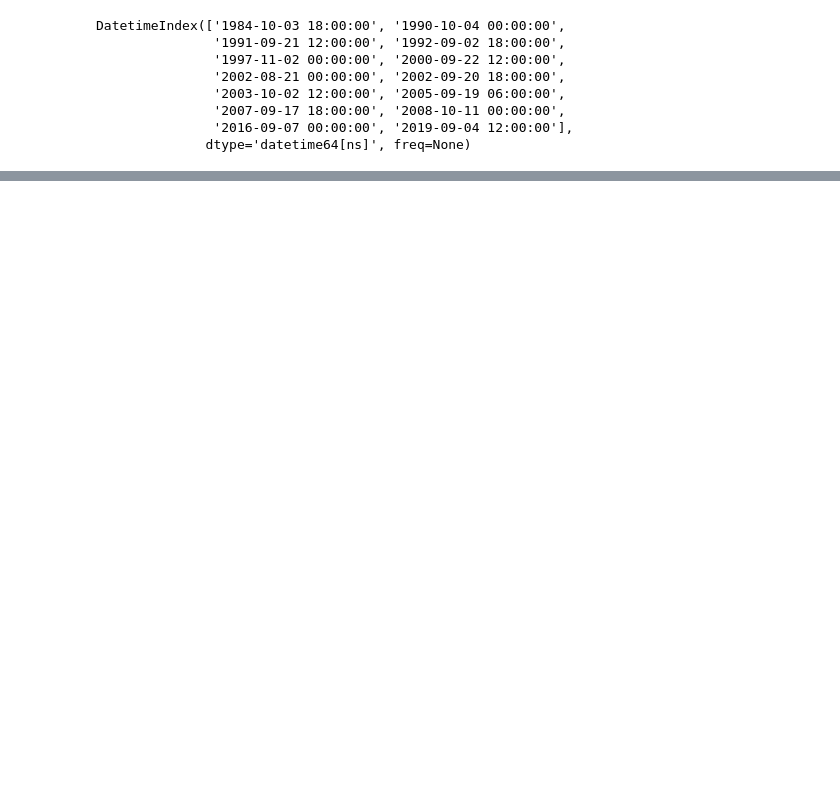
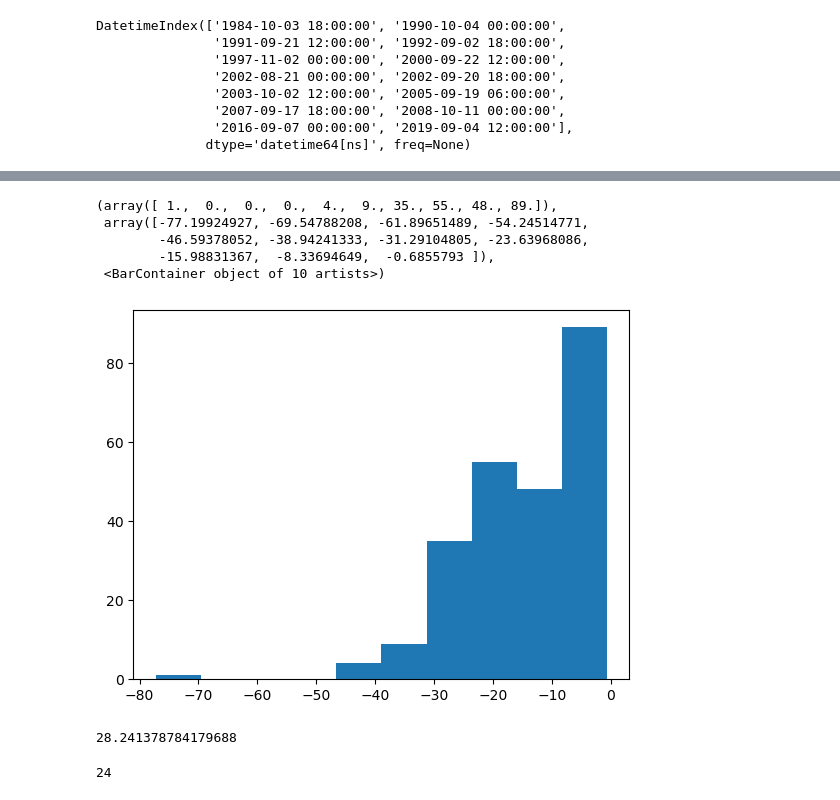
Before and after one commit to rachelelwu/sh-ssw-detection, a Jupyter notebook: src/sh_ssw_methods/dev_utend.ipynb, the cells around one changed output, grey strips where cells are left out. Cells and saved outputs as stored; diff of their text form; code cells hidden in the pictures; blank space fills up the shorter version.

```diff
--- a/src/sh_ssw_methods/dev_utend.ipynb
+++ b/src/sh_ssw_methods/dev_utend.ipynb
@@ -216,0 +413,8 @@ events_df
+# %%
+time_dim = "time"
+percentile = 60
+# %%
+da = xu1060['u1060S'].sel(time=slice("1980","2020"))
+da = da.resample({time_dim: "1D"}).mean()
+# %%
+events_df, event_dates = detect_u_decel_events(da, percentile=percentile)
@@ -216,0 +437,9 @@ events_df
+# %%
+plt.hist(events_df['drop_val'])
+# %% [output]
+(array([ 1.,  0.,  0.,  0.,  4.,  9., 35., 55., 48., 89.]),
+ array([-77.19924927, -69.54788208, -61.89651489, -54.24514771,
+        -46.59378052, -38.94241333, -31.29104805, -23.63968086,
+        -15.98831367,  -8.33694649,  -0.6855793 ]),
+ <BarContainer object of 10 artists>)
+[figure, added]
@@ -216,0 +448,8 @@ events_df
+# %%
+np.percentile(np.abs(events_df['drop_val']), test_perc )
+# %% [output]
+28.241378784179688
+# %%
+np.sum(events_df['drop_val'] < -np.percentile(np.abs(events_df['drop_val']), test_perc ))
+# %% [output]
+24
```
Also changed, not shown: parts of 5 cells of this notebook, 5 other files.
